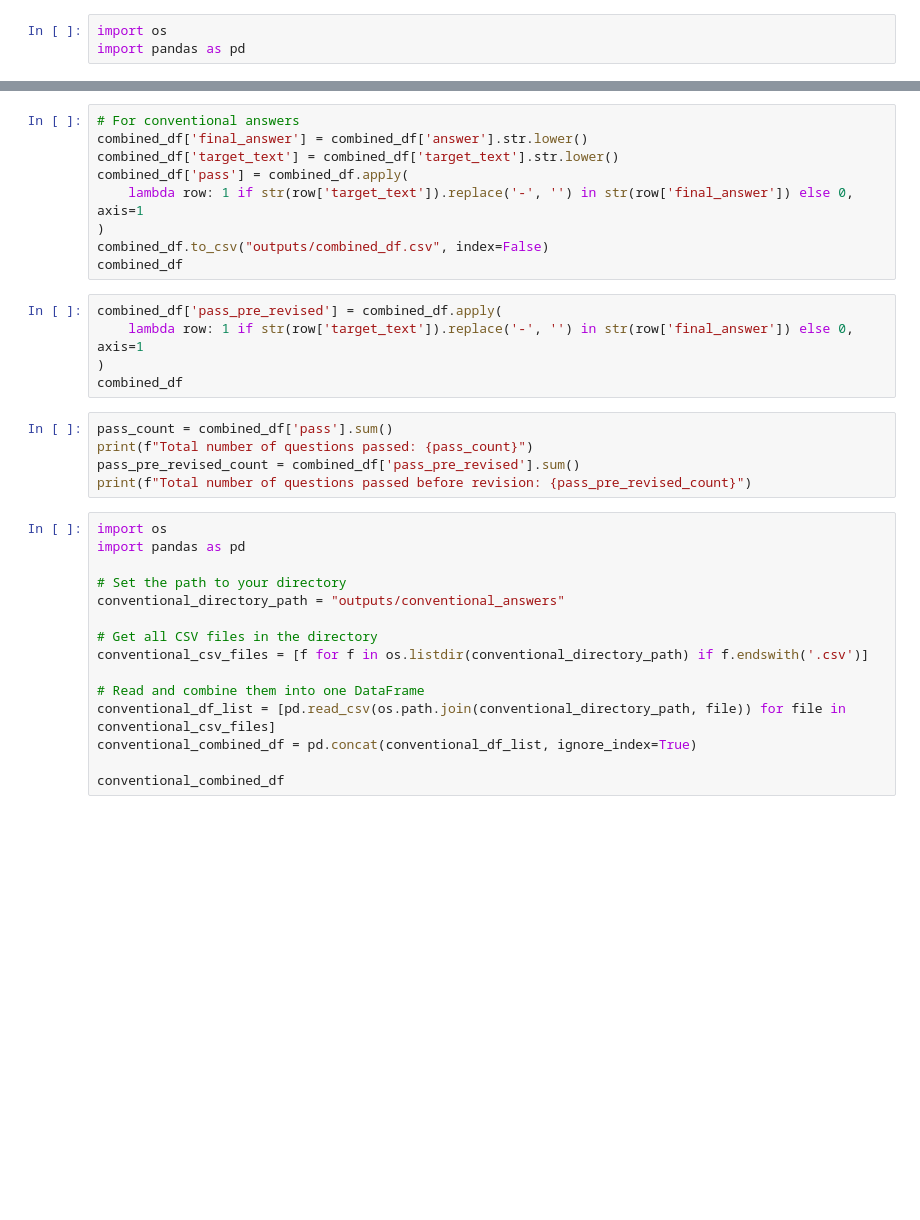
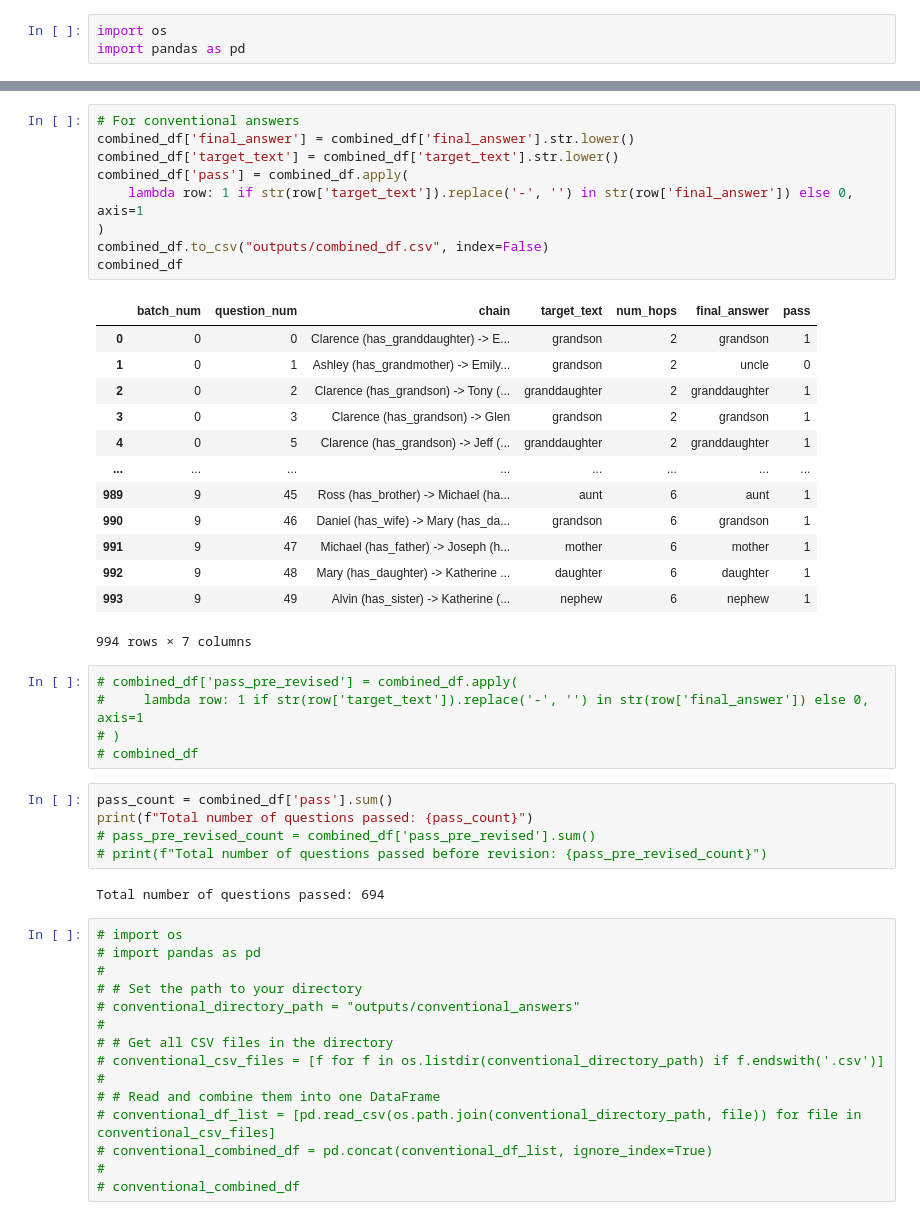
Before and after one commit to CDAC-lab/research-llm-graph-reasoning, a Jupyter notebook: analyze_final_output_clutrr.ipynb, the cells around one changed output, grey strips where cells are left out. Cells and saved outputs as stored; diff of their text form; blank space fills up the shorter version.

```diff
--- a/analyze_final_output_clutrr.ipynb
+++ b/analyze_final_output_clutrr.ipynb
@@ -59,37 +59,53 @@ combined_df
 # %%
 # For conventional answers
-combined_df['final_answer'] = combined_df['answer'].str.lower()
+combined_df['final_answer'] = combined_df['final_answer'].str.lower()
 combined_df['target_text'] = combined_df['target_text'].str.lower()
 combined_df['pass'] = combined_df.apply(
     lambda row: 1 if str(row['target_text']).replace('-', '') in str(row['final_answer']) else 0, axis=1
 )
 combined_df.to_csv("outputs/combined_df.csv", index=False)
 combined_df
+# %% [output]
+|  | batch_num | question_num | chain | target_text | num_hops | final_answer | pass |
+| 0 | 0 | 0 | Clarence (has_granddaughter) -> E... | grandson | 2 | grandson | 1 |
+| 1 | 0 | 1 | Ashley (has_grandmother) -> Emily... | grandson | 2 | uncle | 0 |
+| 2 | 0 | 2 | Clarence (has_grandson) -> Tony (... | granddaughter | 2 | granddaughter | 1 |
+| 3 | 0 | 3 | Clarence (has_grandson) -> Glen | grandson | 2 | grandson | 1 |
+| 4 | 0 | 5 | Clarence (has_grandson) -> Jeff (... | granddaughter | 2 | granddaughter | 1 |
+| ... | ... | ... | ... | ... | ... | ... | ... |
+| 989 | 9 | 45 | Ross (has_brother) -> Michael (ha... | aunt | 6 | aunt | 1 |
+| 990 | 9 | 46 | Daniel (has_wife) -> Mary (has_da... | grandson | 6 | grandson | 1 |
+| 991 | 9 | 47 | Michael (has_father) -> Joseph (h... | mother | 6 | mother | 1 |
+| 992 | 9 | 48 | Mary (has_daughter) -> Katherine ... | daughter | 6 | daughter | 1 |
+| 993 | 9 | 49 | Alvin (has_sister) -> Katherine (... | nephew | 6 | nephew | 1 |
+994 rows × 7 columns
 # %%
-combined_df['pass_pre_revised'] = combined_df.apply(
-    lambda row: 1 if str(row['target_text']).replace('-', '') in str(row['final_answer']) else 0, axis=1
-)
-combined_df
+# combined_df['pass_pre_revised'] = combined_df.apply(
+#     lambda row: 1 if str(row['target_text']).replace('-', '') in str(row['final_answer']) else 0, axis=1
+# )
+# combined_df
 # %%
 pass_count = combined_df['pass'].sum()
 print(f"Total number of questions passed: {pass_count}")
-pass_pre_revised_count = combined_df['pass_pre_revised'].sum()
-print(f"Total number of questions passed before revision: {pass_pre_revised_count}")
+# pass_pre_revised_count = combined_df['pass_pre_revised'].sum()
+# print(f"Total number of questions passed before revision: {pass_pre_revised_count}")
+# %% [output]
+Total number of questions passed: 694
 # %%
-import os
-import pandas as pd
-
-# Set the path to your directory
-conventional_directory_path = "outputs/conventional_answers"
-
-# Get all CSV files in the directory
-conventional_csv_files = [f for f in os.listdir(conventional_directory_path) if f.endswith('.csv')]
-
-# Read and combine them into one DataFrame
-conventional_df_list = [pd.read_csv(os.path.join(conventional_directory_path, file)) for file in conventional_csv_files]
-conventional_combined_df = pd.concat(conventional_df_list, ignore_index=True)
-
-conventional_combined_df
+# import os
+# import pandas as pd
+#
+# # Set the path to your directory
+# conventional_directory_path = "outputs/conventional_answers"
+#
+# # Get all CSV files in the directory
+# conventional_csv_files = [f for f in os.listdir(conventional_directory_path) if f.endswith('.csv')]
+#
+# # Read and combine them into one DataFrame
+# conventional_df_list = [pd.read_csv(os.path.join(conventional_directory_path, file)) for file in conventional_csv_files]
+# conventional_combined_df = pd.concat(conventional_df_list, ignore_index=True)
+#
+# conventional_combined_df
 # %%
 def select_pass_row(group):
     # If there's at least one row with pass == 1, return the first of those
```
Also changed, not shown: parts of 14 cells of this notebook, 19 other files.
